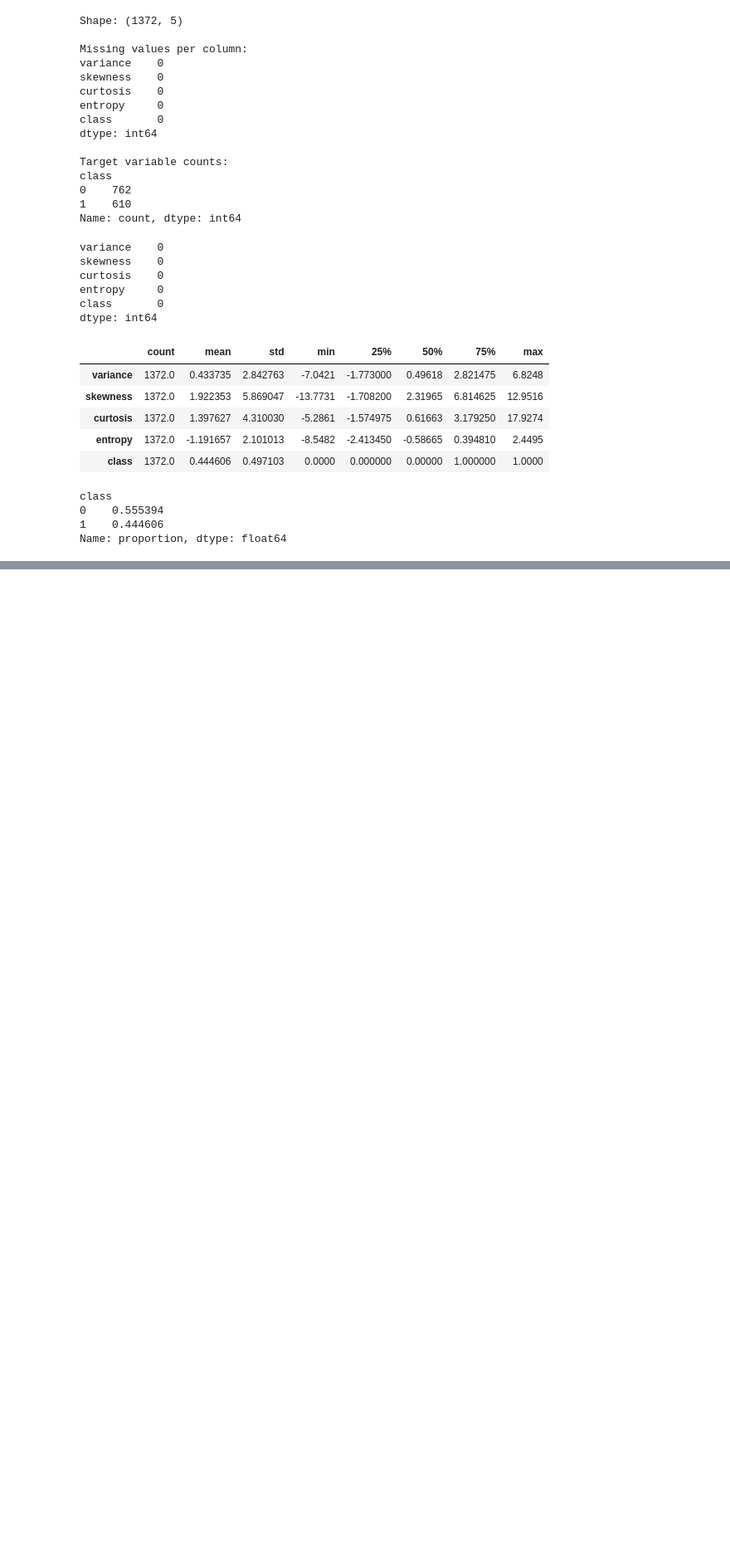
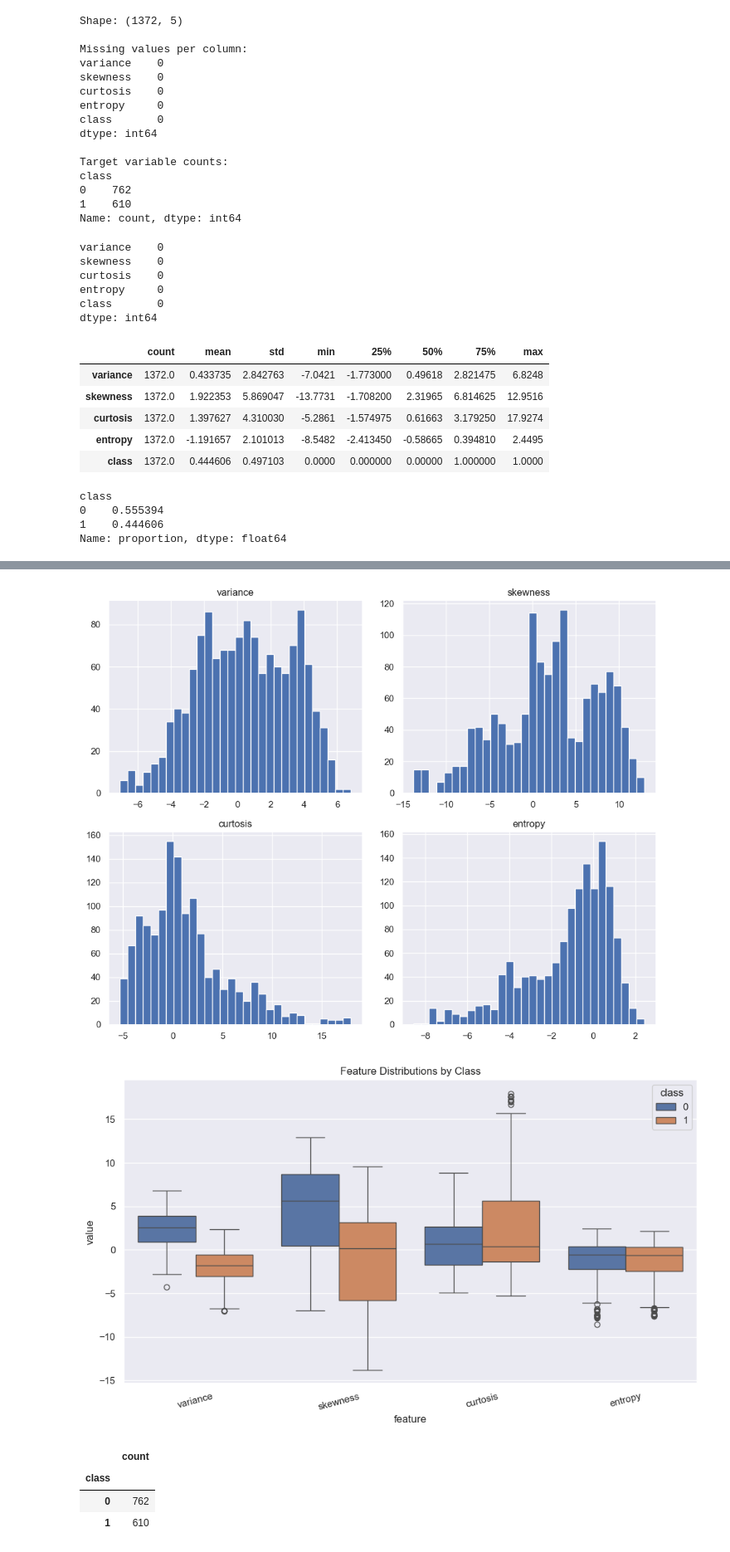
Before and after one commit to 14dstcyr/applied-ml-dstcyr, a Jupyter notebook: notebooks/midterm/classification_dstcyr.ipynb, the cells around one changed output, grey strips where cells are left out. Shown at 83% size. Cells and saved outputs as stored; diff of their text form; code cells hidden in the pictures; blank space fills up the shorter version.

```diff
--- a/notebooks/midterm/classification_dstcyr.ipynb
+++ b/notebooks/midterm/classification_dstcyr.ipynb
@@ -117,0 +126,27 @@ Name: proportion, dtype: float64
+# %%
+# 2.1 Distributions
+fig, axes = plt.subplots(2, 2, figsize=(10, 8))
+for ax, col in zip(axes.ravel(), ["variance","skewness","curtosis","entropy"]):
+    ax.hist(df[col], bins=30)
+    ax.set_title(col)
+plt.tight_layout()
+plt.show()
+
+# Boxplots by class
+plt.figure(figsize=(10,6))
+sns.boxplot(data=df.melt(id_vars="class", var_name="feature", value_name="value"),
+            x="feature", y="value", hue="class")
+plt.title("Feature Distributions by Class")
+plt.xticks(rotation=15)
+plt.tight_layout()
+plt.show()
+
+# Class balance
+df['class'].value_counts().to_frame("count")
+# %% [output]
+[figure, added]
+[figure, added]
+|  | count |
+| class |  |
+| 0 | 762 |
+| 1 | 610 |
```
Also changed, not shown: parts of 13 cells of this notebook, 3 other files.
